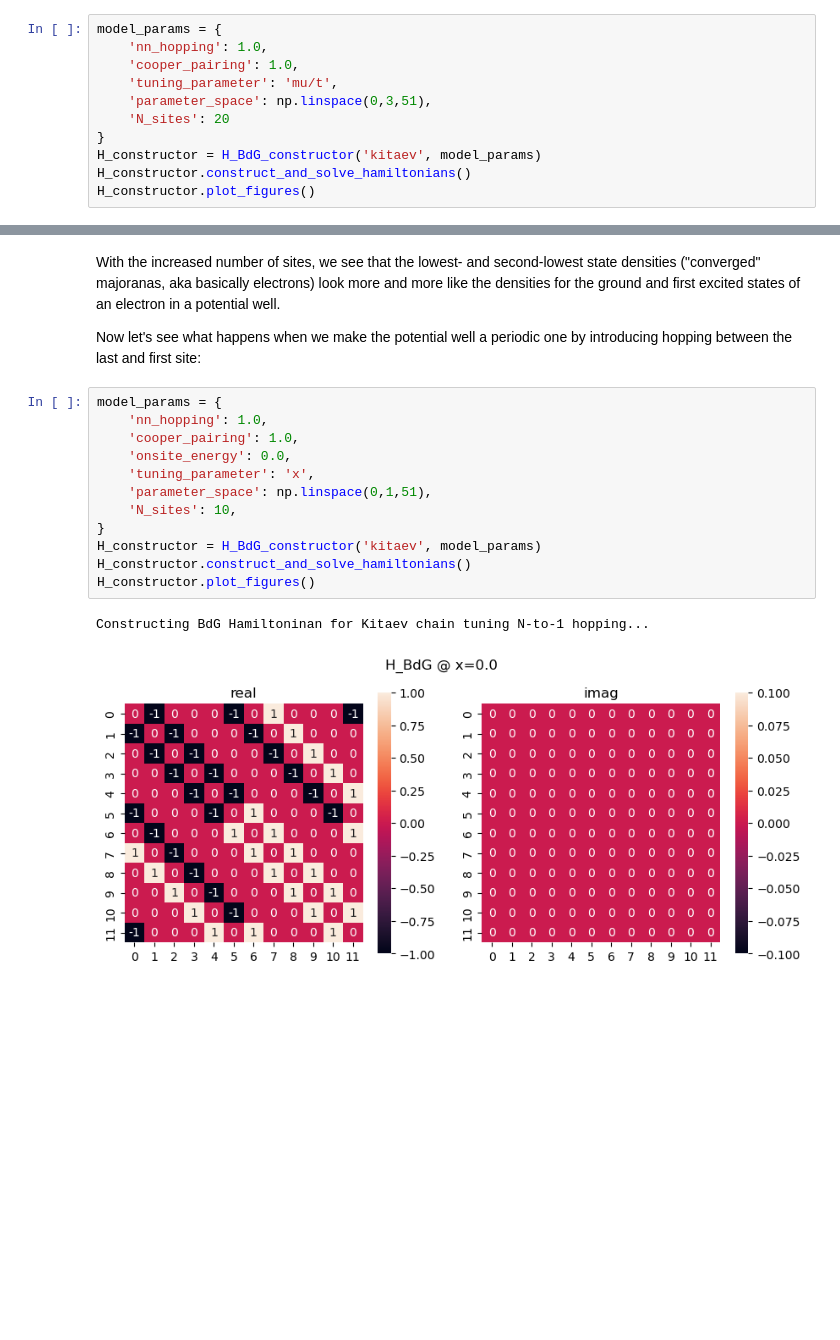
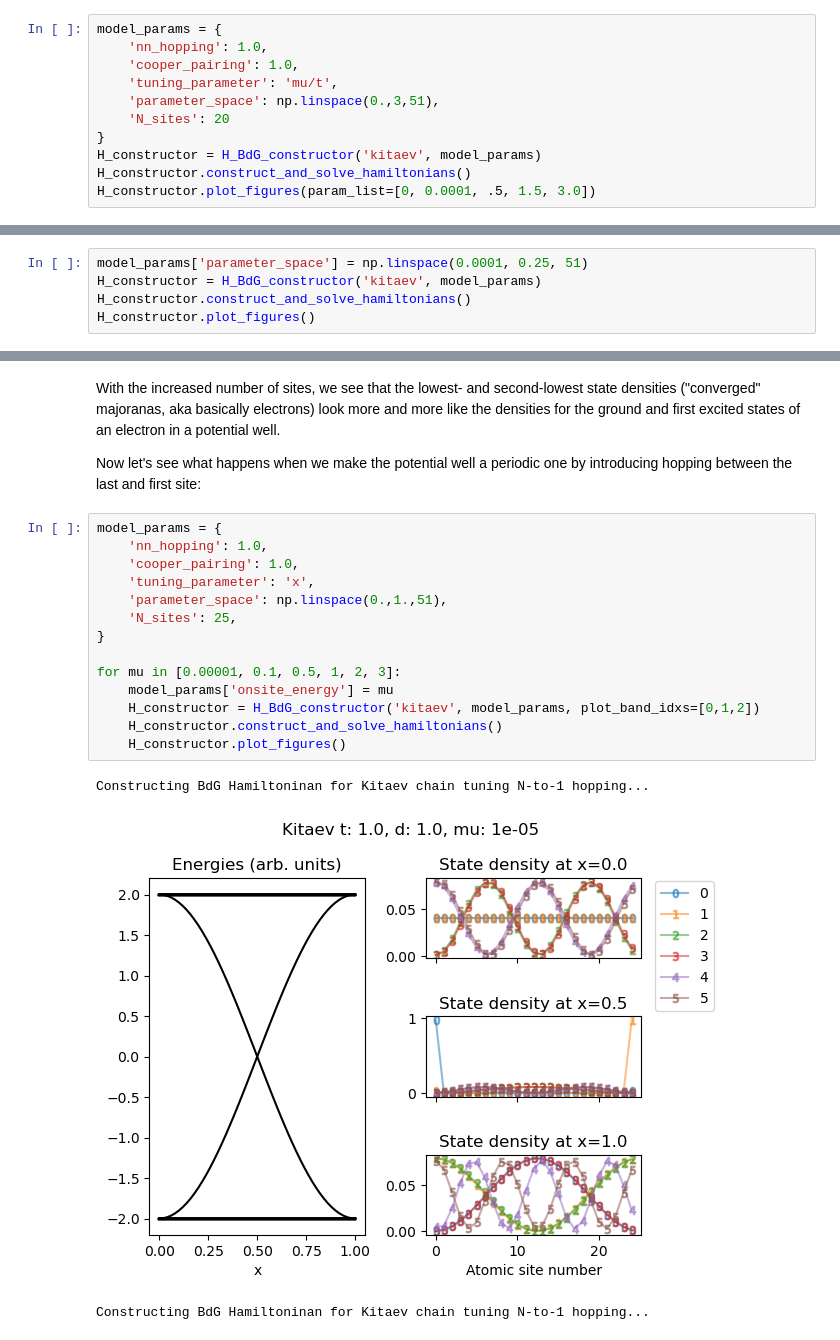
Before and after one commit to ericakotta/demos, a Jupyter notebook: majorana_energies_nb.ipynb, the cells around one changed output, grey strips where cells are left out. Drawn from its saved outputs; the diff is of its cells as text; blank space fills up the shorter version.

```diff
--- a/majorana_energies_nb.ipynb
+++ b/majorana_energies_nb.ipynb
@@ -67,11 +71,11 @@ model_params = {
     'nn_hopping': 1.0,
     'cooper_pairing': 1.0,
     'tuning_parameter': 'mu/t',
-    'parameter_space': np.linspace(0,3,51),
+    'parameter_space': np.linspace(0.,3,51),
     'N_sites': 20
 }
 H_constructor = H_BdG_constructor('kitaev', model_params)
 H_constructor.construct_and_solve_hamiltonians()
-H_constructor.plot_figures()
+H_constructor.plot_figures(param_list=[0, 0.0001, .5, 1.5, 3.0])
 # %% [output]
 Constructing BdG Hamiltonian for Kitaev chain tuning on-site energy...
@@ -79,0 +83,5 @@ Constructing BdG Hamiltonian for Kitaev chain tuning on-site energy...
+# %%
+model_params['parameter_space'] = np.linspace(0.0001, 0.25, 51)
+H_constructor = H_BdG_constructor('kitaev', model_params)
+H_constructor.construct_and_solve_hamiltonians()
+H_constructor.plot_figures()
@@ -84,15 +95,18 @@ Now let's see what happens when we make the potential well a periodic one by int
 # %%
 model_params = {
     'nn_hopping': 1.0,
     'cooper_pairing': 1.0,
-    'onsite_energy': 0.0,
     'tuning_parameter': 'x',
-    'parameter_space': np.linspace(0,1,51),
-    'N_sites': 10,
+    'parameter_space': np.linspace(0.,1.,51),
+    'N_sites': 25,
 }
-H_constructor = H_BdG_constructor('kitaev', model_params)
-H_constructor.construct_and_solve_hamiltonians()
-H_constructor.plot_figures()
+
+for mu in [0.00001, 0.1, 0.5, 1, 2, 3]:
+    model_params['onsite_energy'] = mu
+    H_constructor = H_BdG_constructor('kitaev', model_params, plot_band_idxs=[0,1,2])
+    H_constructor.construct_and_solve_hamiltonians()
+    H_constructor.plot_figures()
 # %% [output]
 Constructing BdG Hamiltoninan for Kitaev chain tuning N-to-1 hopping...
-[figure, old version]
+[figure, new version]
+Constructing BdG Hamiltoninan for Kitaev chain tuning N-to-1 hopping...
```
Also changed, not shown: parts of 7 cells of this notebook, 1 other file.
